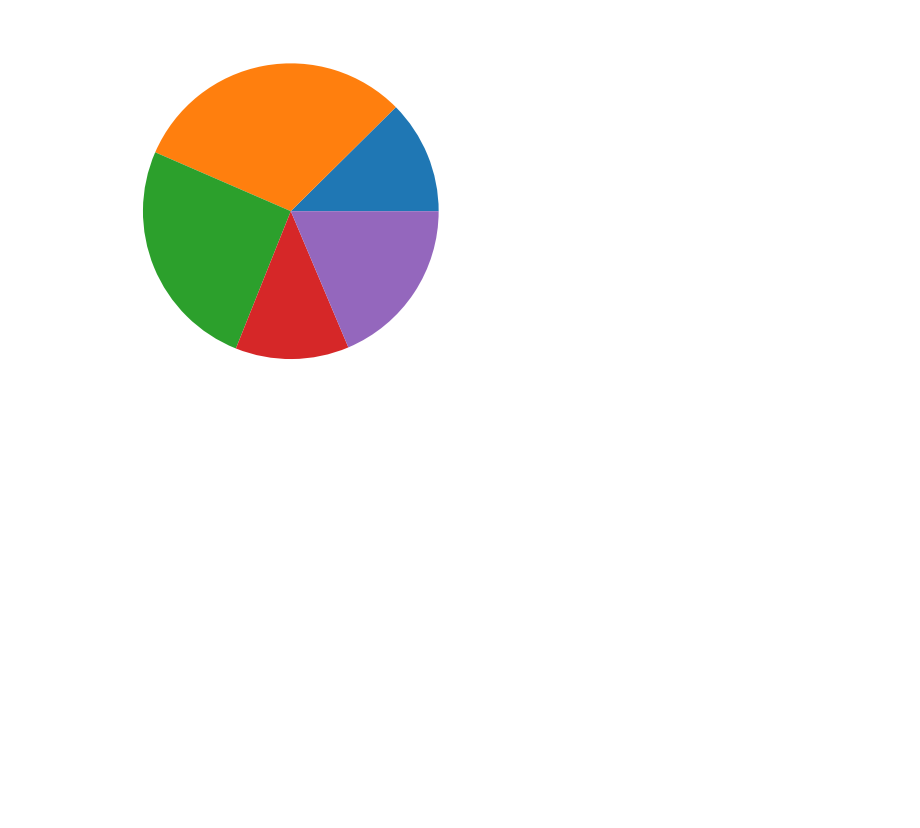
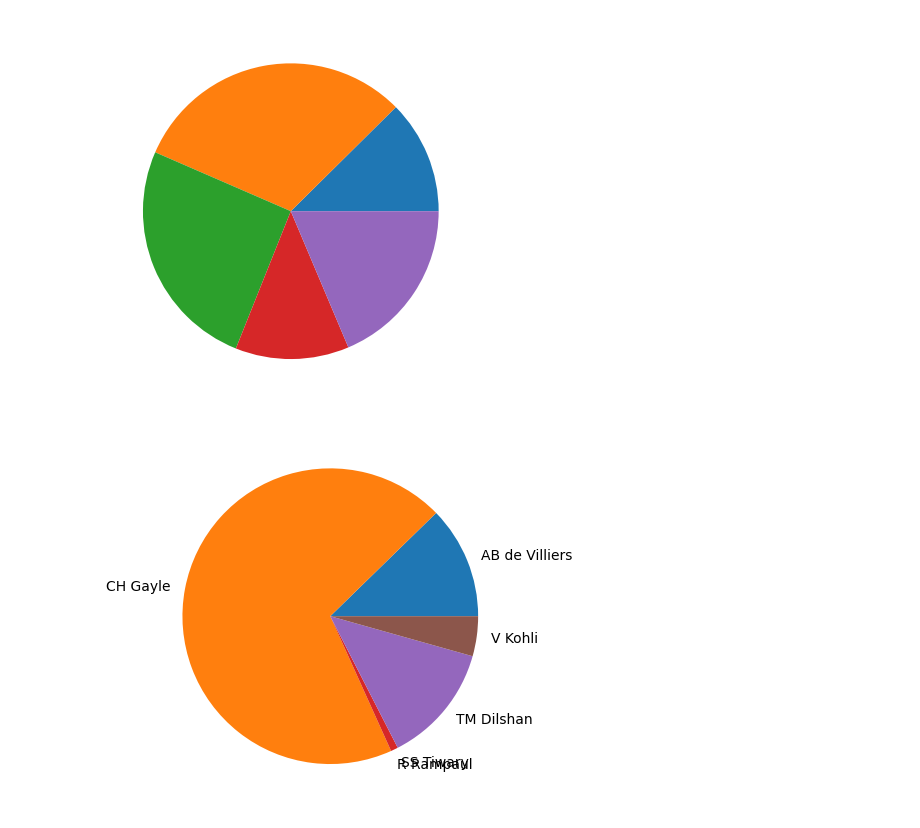
Before and after one commit to Rohit8022/AI-internship-training, a Jupyter notebook: Matplotlib.ipynb, the cells around one changed output. Drawn from its saved outputs; the diff is of its cells as text; code cells hidden in the pictures; blank space fills up the shorter version.

```diff
--- a/Matplotlib.ipynb
+++ b/Matplotlib.ipynb
@@ -175,4 +175,9 @@ plt.show()
 [figure]
 # %%
 # ON data set
-df=pd.read_csv('')
+df=pd.read_csv(r'C:\Users\vedeh\OneDrive\Desktop\AI_internship\Date_sets\gayle-175.csv')
+df
+plt.pie(df['batsman_runs'],labels=df['batsman'])
+plt.show()
+# %% [output]
+[figure, added]
```
Also changed, not shown: parts of 6 cells of this notebook.
